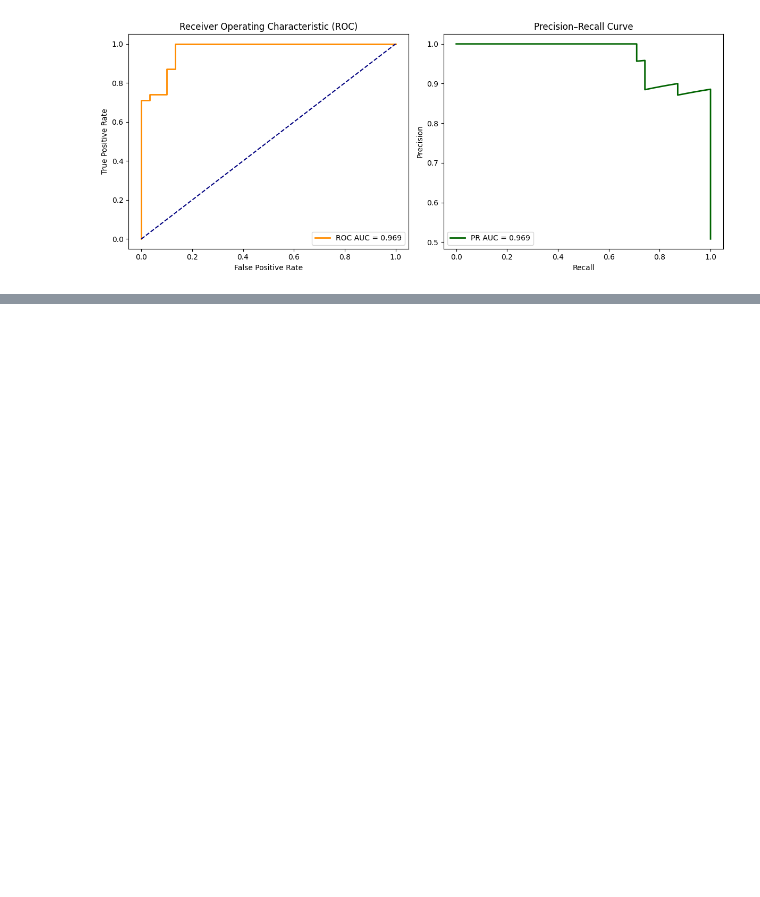
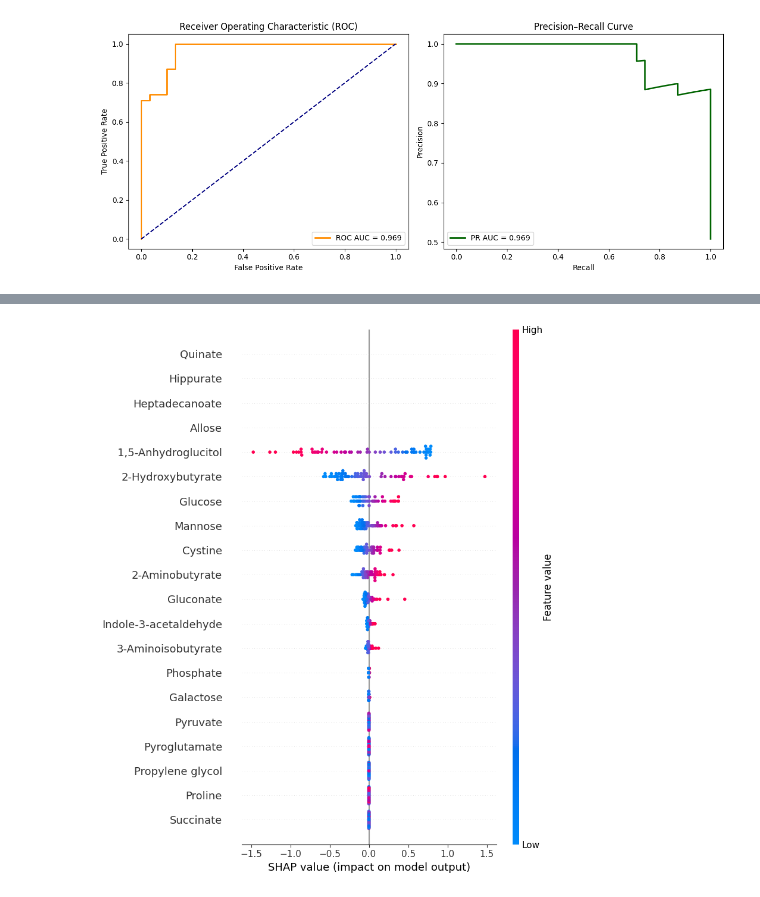
Before and after one commit to tomlas32/Diabetes, a Jupyter notebook: ML_pipeline.ipynb, the cells around one changed output, grey strips where cells are left out. Cells and saved outputs as stored; diff of their text form; code cells hidden in the pictures; blank space fills up the shorter version.

```diff
--- a/ML_pipeline.ipynb
+++ b/ML_pipeline.ipynb
@@ -154,0 +292,4 @@ plt.show()
+# %%
+shap.summary_plot(shap_values, X_scaled, feature_names=X.columns)
+# %% [output]
+[figure, added]
```
Also changed, not shown: parts of 6 cells of this notebook.
